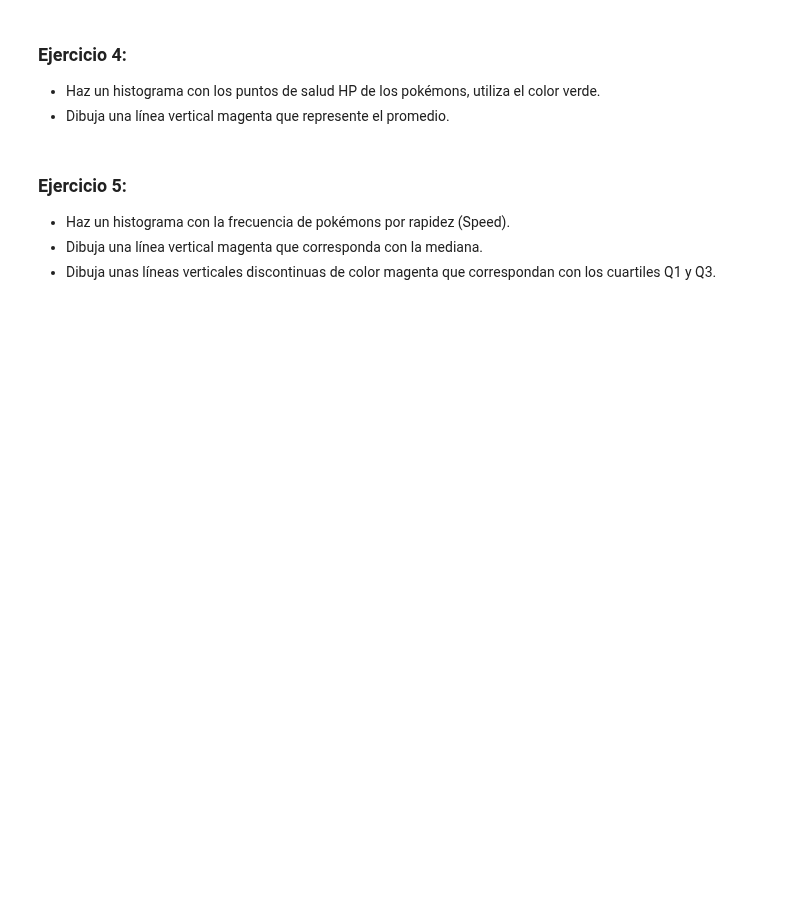
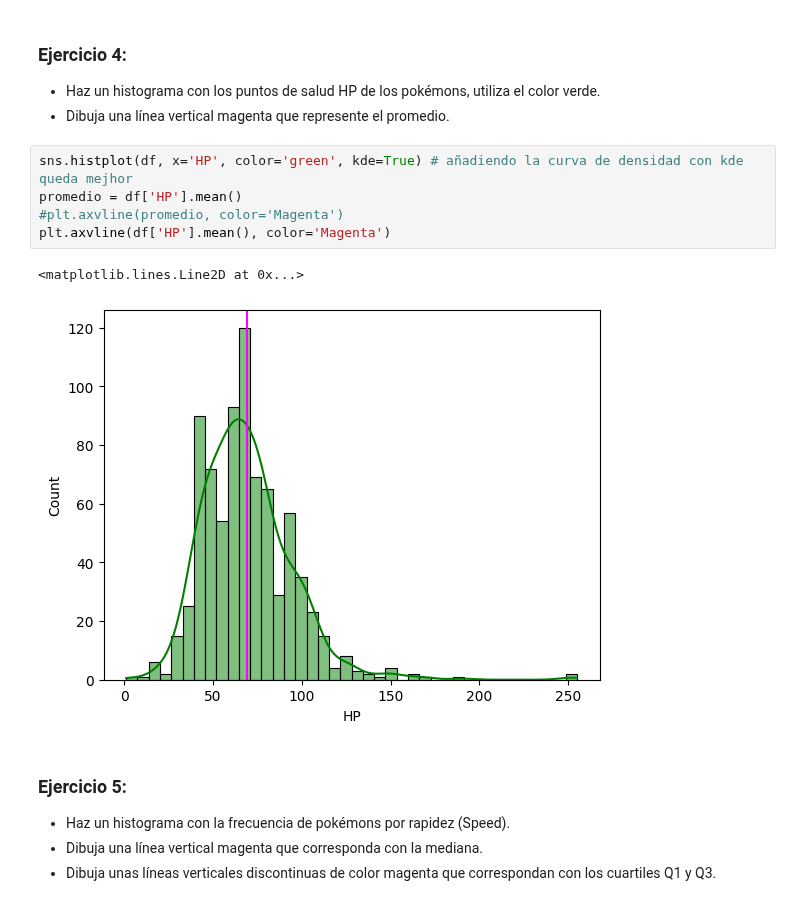
Before and after one commit to CaroliCosas/Bootcamp_Data_Science, a Jupyter notebook: mod3-estudio-data-science/01_Estudio_Notebooks Ejercicios/08.seaborn_ejercicios.ipynb, the cells around one changed output. Cells and saved outputs as stored; diff of their text form; blank space fills up the shorter version.

```diff
--- a/mod3-estudio-data-science/01_Estudio_Notebooks Ejercicios/08.seaborn_ejercicios.ipynb
+++ b/mod3-estudio-data-science/01_Estudio_Notebooks Ejercicios/08.seaborn_ejercicios.ipynb
@@ -80,6 +90,14 @@ plt.xticks(rotation=45);
 ### Ejercicio 4:
 - Haz un histograma con los puntos de salud HP de los pokémons, utiliza el color verde.
 - Dibuja una línea vertical magenta que represente el promedio.
+# %%
+sns.histplot(df, x='HP', color='green', kde=True) # añadiendo la curva de densidad con kde queda mejhor
+promedio = df['HP'].mean()
+#plt.axvline(promedio, color='Magenta')
+plt.axvline(df['HP'].mean(), color='Magenta')
+# %% [output]
+<matplotlib.lines.Line2D at 0x...>
+[figure, added]
 # %% [markdown]
 ### Ejercicio 5:
 -  Haz un histograma con la frecuencia de pokémons por rapidez (Speed).
```
Also changed, not shown: parts of 3 cells of this notebook.
